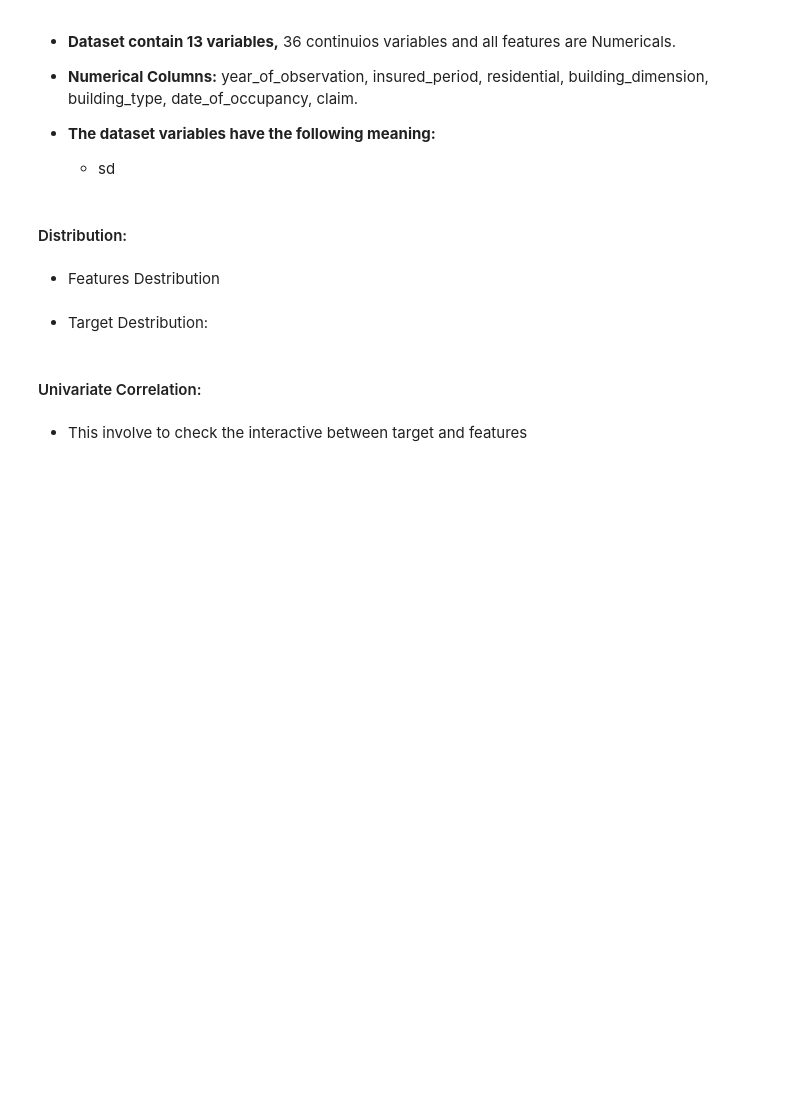
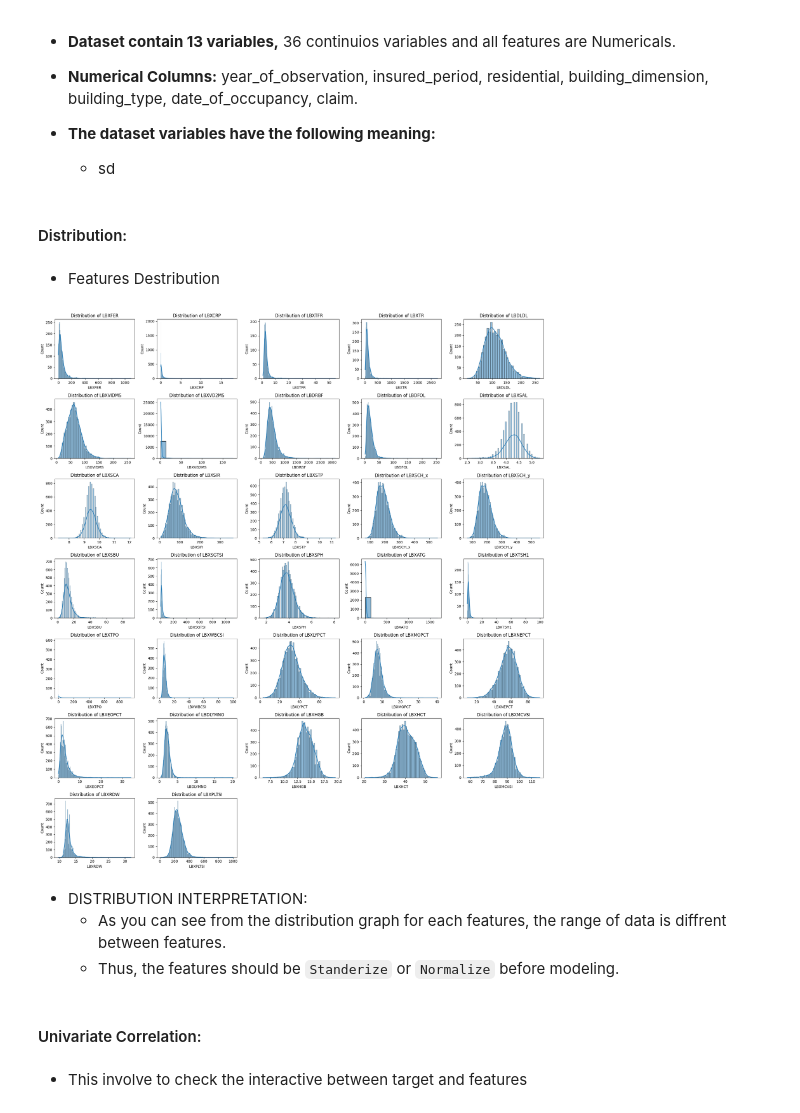
Before and after one commit to DATA471/final_project, a Jupyter notebook: main_file.ipynb, the cells around one changed output. Saved outputs shown, nothing was run; the diff lists cells and outputs as text; code cells hidden in the pictures; blank space fills up the shorter version.

Commit message:
IMPROVMENT: - EDA - Tunning - Evaluate on Testing data

```diff
--- a/main_file.ipynb
+++ b/main_file.ipynb
@@ -56,8 +33,30 @@ None
 #### Distribution:
 # %% [markdown]
 - Features Destribution
-# %% [markdown]
-- Target Destribution:
+# %%
+import matplotlib.pyplot as plt
+import warnings
+warnings.filterwarnings('ignore')
+
+# Plot feature distributions
+def plot_feature_distributions(data):
+    plt.figure(figsize=(20, 22))
+    for i, column in enumerate(data.columns, 1):
+        if column == 'SEQN' or column == 'Class':
+            continue
+        plt.subplot(7, 5, i-1)
+        sns.histplot(data[column], kde=True)
+        plt.title(f'Distribution of {column}')
+    plt.tight_layout()
+    plt.show()
+
+plot_feature_distributions(dataset)
+# %% [output]
+[figure, added]
+# %% [markdown]
+- DISTRIBUTION INTERPRETATION:
+    - As you can see from the distribution graph for each features, the range of data is diffrent between features.
+    - Thus, the features should be `Standerize` or `Normalize` before modeling.
 # %% [markdown]
 #### Univariate Correlation:
 # %% [markdown]
```
Also changed, not shown: parts of 29 cells of this notebook, 1 other file.
